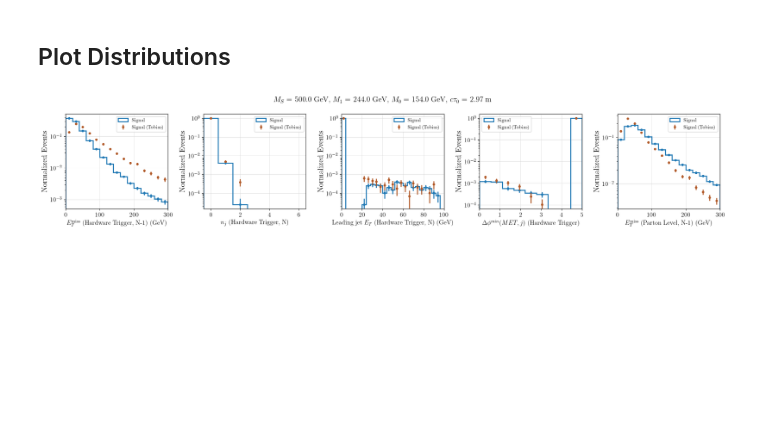
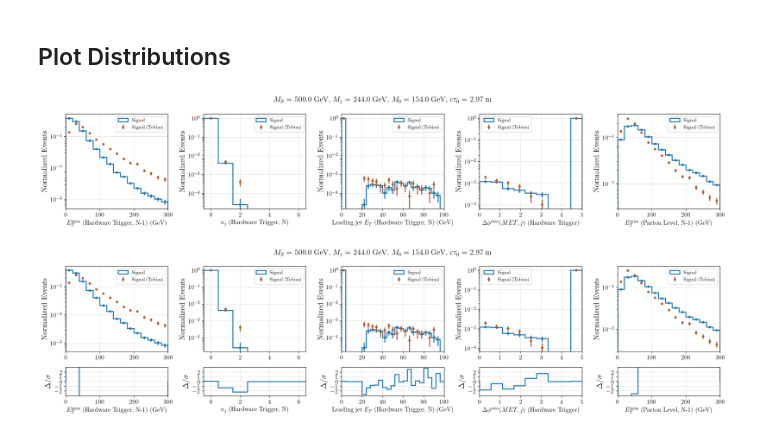
Before and after one commit to andlessa/back2futureTrigger, a Jupyter notebook: newTrigger_dists.ipynb, the cells around one changed output. Cells and saved outputs as stored; diff of their text form; code cells hidden in the pictures; blank space fills up the shorter version.

```diff
--- a/newTrigger_dists.ipynb
+++ b/newTrigger_dists.ipynb
@@ -337,32 +337,34 @@ for i,var in enumerate(plot_variables):
         dy_error = np.sqrt(yerr**2 + y0Err**2)
         ddy = np.where(dy_error > 0., dy/dy_error,0.0)
         axes[1,i].hist(bin_centers,weights=ddy,bins=bins,histtype='step',
                         linewidth=2,linestyle=ls,label=label,color=color)
 
 
 
 
 
     ax.set_ylabel('Normalized Events')
     ax.set_yscale('log')
     ax.set_xlim(min(bins),max(bins))
     # dx = bin_centers[1]-bin_centers[0]
     # if len(bin_centers) <= 6:
         # ax.xaxis.set_ticks(bin_centers)
     # else:
         # ax.xaxis.set_ticks(bin_centers[::2])
     if i >= 0:
         ax.legend()
 
     axes[1,i].set_xlabel(var,fontsize=13)
     # axes[1,i].set_ylabel('Ratio')
     axes[1,i].set_ylabel(r'$\Delta/\sigma$')
-    # axes[1,i].set_yticks([0.5,1.0,1.50,2.0])
-    axes[1,i].set_ylim(-4.,4.0)
+    axes[1,i].set_yticks([-2.0,-1.0,0.0,1.0,2.0])
+    axes[1,i].set_ylim(-3.0,3.0)
     axes[1,i].set_xlim(min(bins),max(bins))
 
 
 if mDict:
     fig.suptitle(r"$M_{S} =$ %1.1f GeV, $M_{1} = $ %1.1f GeV, $M_0 = $ %1.1f GeV, $c \tau_0$ = %1.2f m" %(mDict['mS'],mDict['m1'],mDict['m0'],c*mDict['tau']))
 plt.tight_layout()
 plt.show()
+# %% [output]
+[figure, added]
```
Also changed, not shown: 1 other file.
